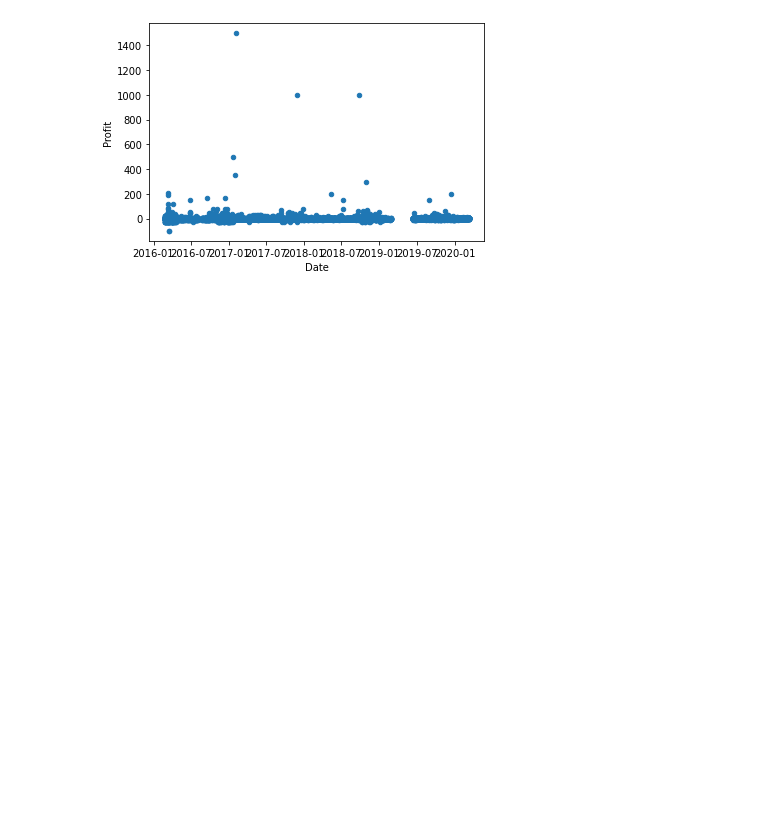
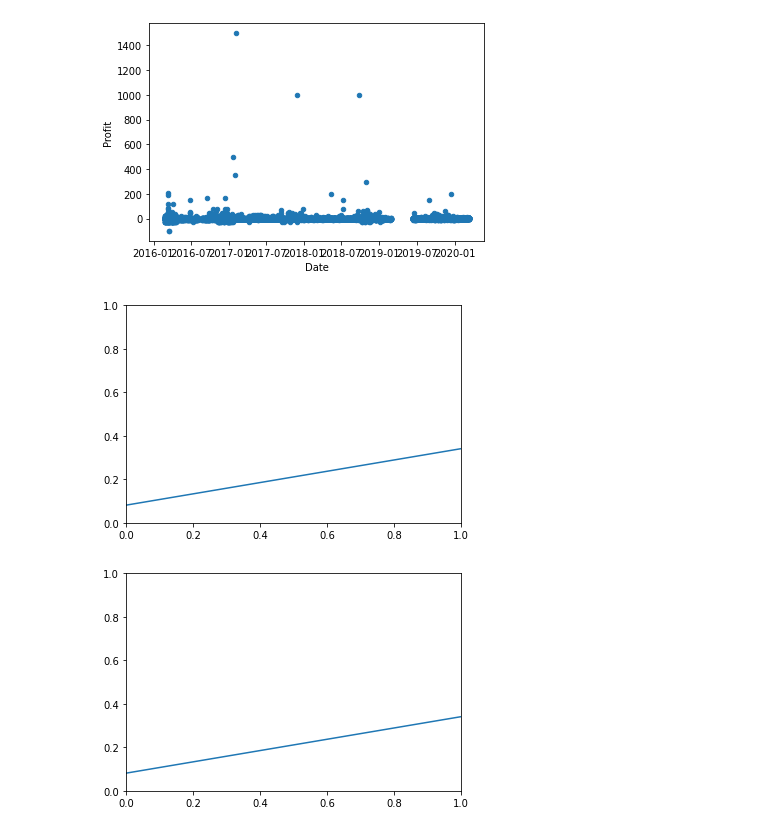
Before and after one commit to triolinho/verbose-octo-sniffle, a Jupyter notebook: fanduel_notebook.ipynb, the cells around one changed output. Cells and saved outputs as stored; diff of their text form; code cells hidden in the pictures; blank space fills up the shorter version.

```diff
--- a/fanduel_notebook.ipynb
+++ b/fanduel_notebook.ipynb
@@ -558,3 +541,8 @@ abline_plot(model_results=fd_reg_simple2, ax=ax)
 # %% [output]
 [figure]
 [figure]
+# %%
+abline_plot(model_results=fd_reg_simple4)
+# %% [output]
+[figure, added]
+[figure, added]
```
Also changed, not shown: parts of 5 cells of this notebook, 3 other files.
